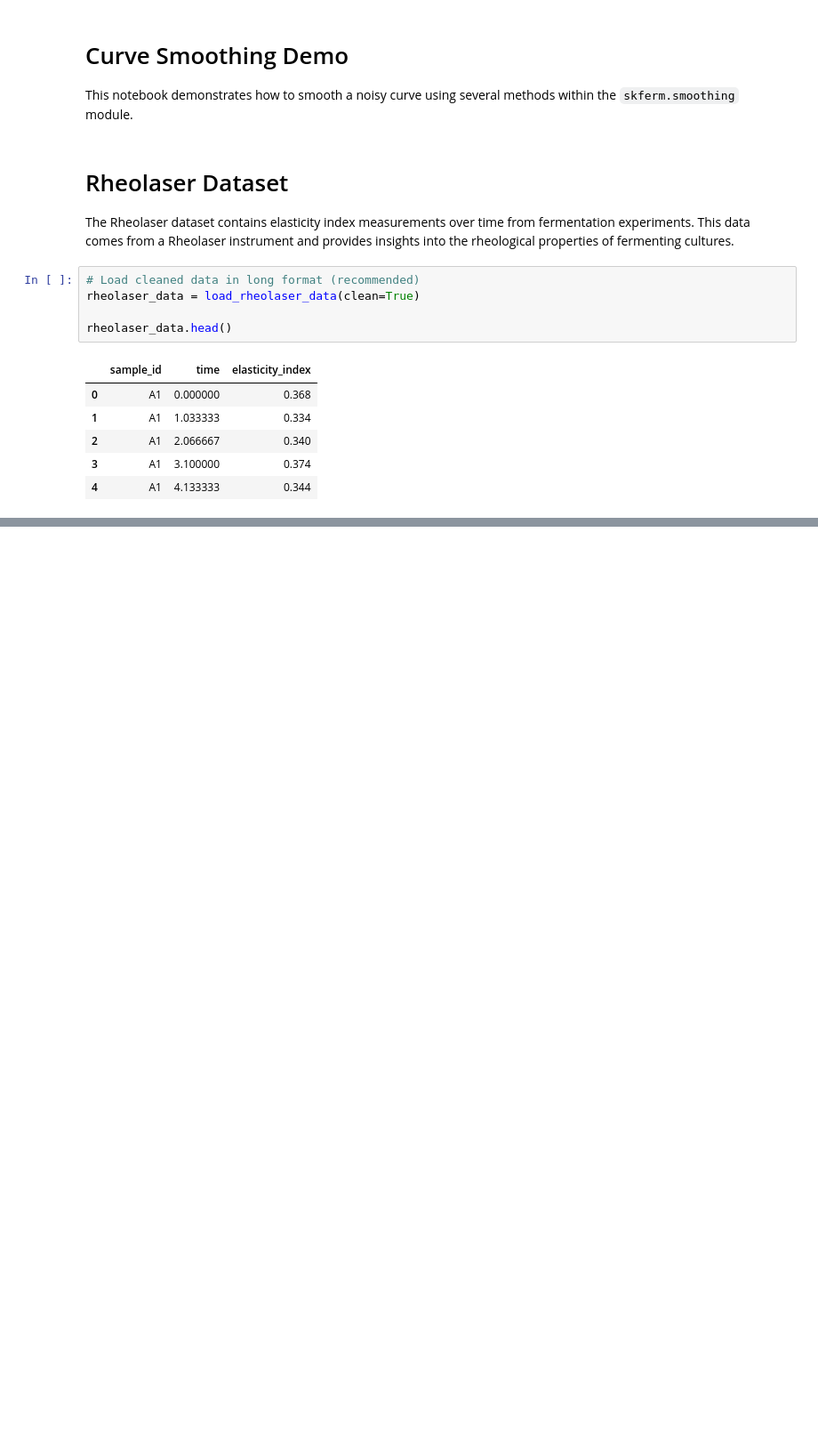
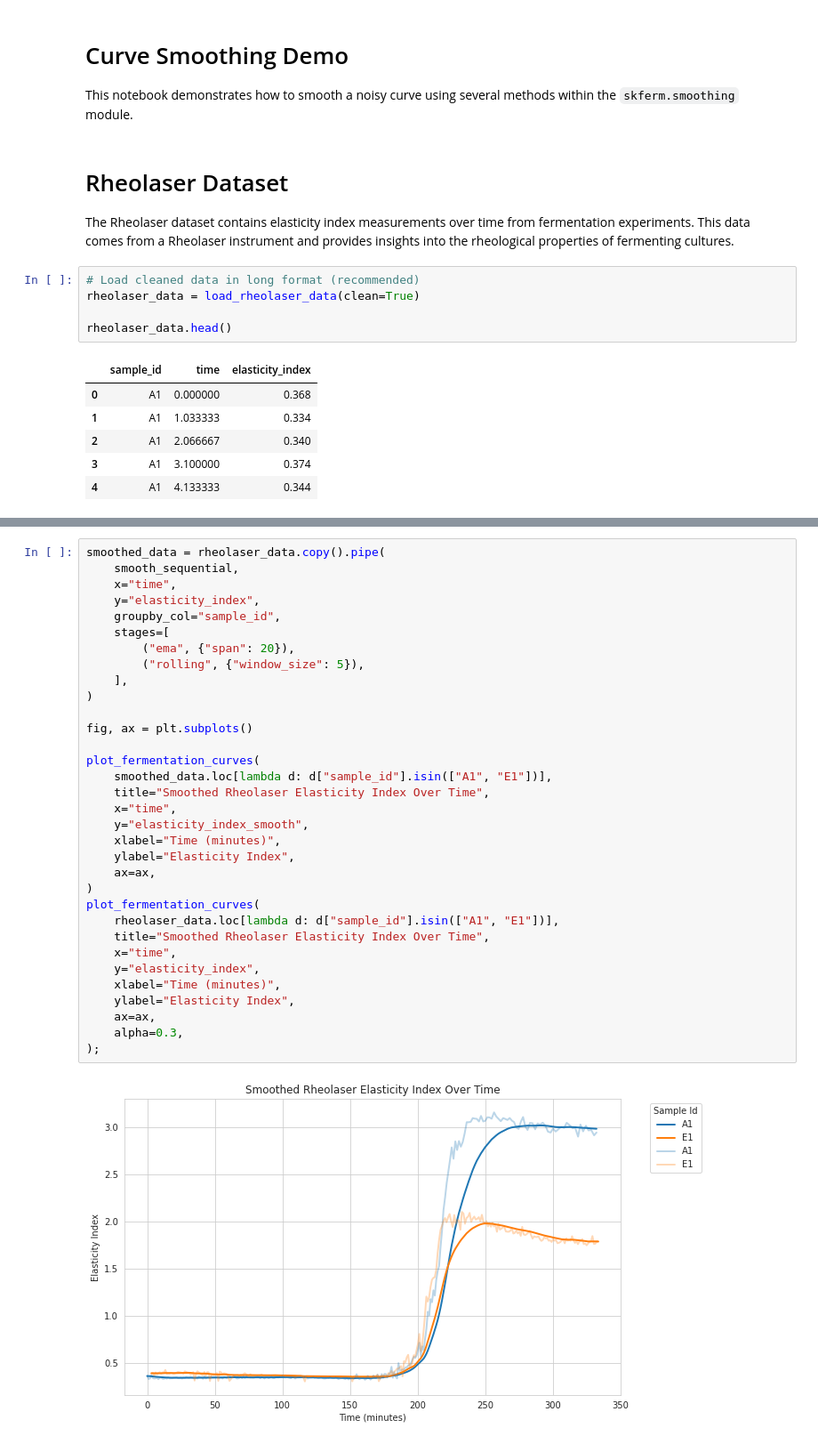
Before and after one commit to Aschwins/scikit-ferm, a Jupyter notebook: notebooks/02_curve_smoothing.ipynb, the cells around one changed output, grey strips where cells are left out. Shown at 89% size. Drawn from its saved outputs; the diff is of its cells as text; blank space fills up the shorter version.

```diff
--- a/notebooks/02_curve_smoothing.ipynb
+++ b/notebooks/02_curve_smoothing.ipynb
@@ -38,0 +164,35 @@ plt.show()
+# %%
+smoothed_data = rheolaser_data.copy().pipe(
+    smooth_sequential,
+    x="time",
+    y="elasticity_index",
+    groupby_col="sample_id",
+    stages=[
+        ("ema", {"span": 20}),
+        ("rolling", {"window_size": 5}),
+    ],
+)
+
+fig, ax = plt.subplots()
+
+plot_fermentation_curves(
+    smoothed_data.loc[lambda d: d["sample_id"].isin(["A1", "E1"])],
+    title="Smoothed Rheolaser Elasticity Index Over Time",
+    x="time",
+    y="elasticity_index_smooth",
+    xlabel="Time (minutes)",
+    ylabel="Elasticity Index",
+    ax=ax,
+)
+plot_fermentation_curves(
+    rheolaser_data.loc[lambda d: d["sample_id"].isin(["A1", "E1"])],
+    title="Smoothed Rheolaser Elasticity Index Over Time",
+    x="time",
+    y="elasticity_index",
+    xlabel="Time (minutes)",
+    ylabel="Elasticity Index",
+    ax=ax,
+    alpha=0.3,
+);
+# %% [output]
+[figure, added]
```
Also changed, not shown: parts of 14 cells of this notebook, 2 other files.
